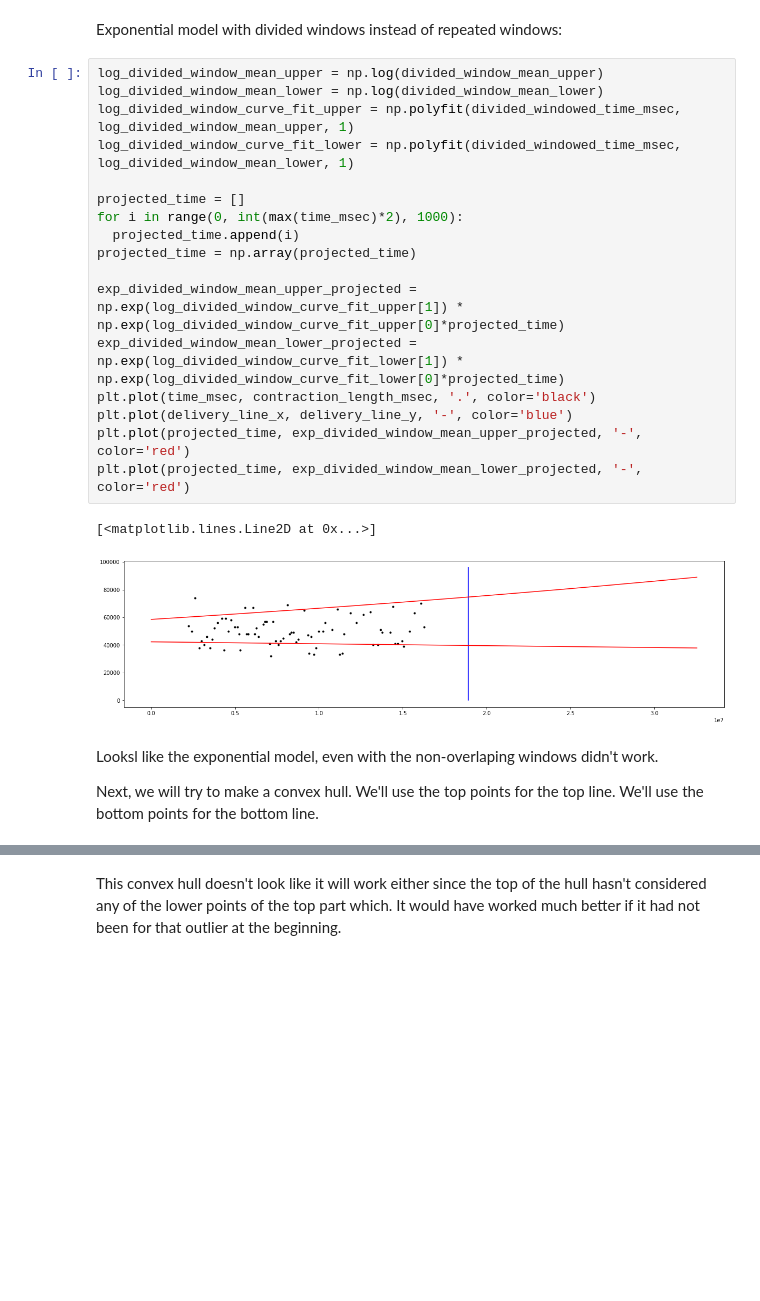
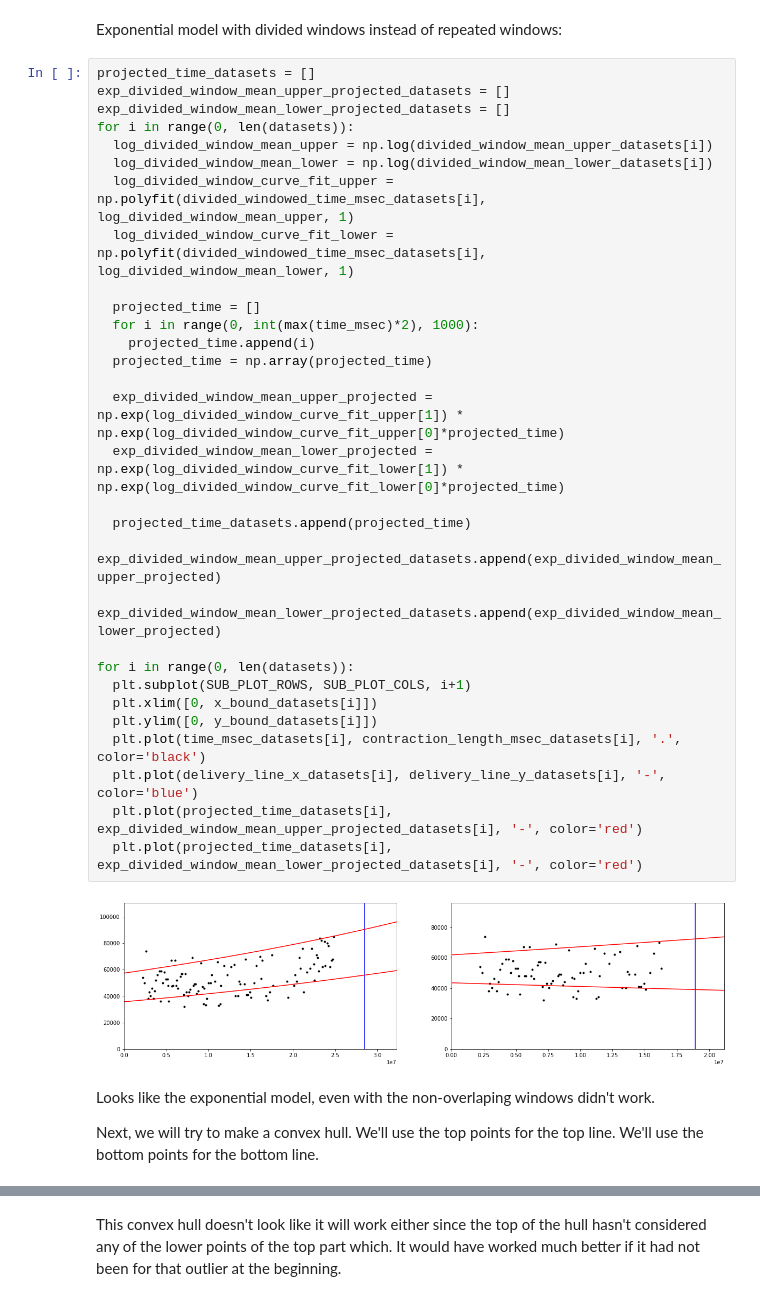
Before and after one commit to josephmate/PredictBabyDelivery, a Jupyter notebook: analysis.ipynb, the cells around one changed output, grey strips where cells are left out. Cells and saved outputs as stored; diff of their text form; blank space fills up the shorter version.

Commit message:
display multiple datasets using subplots

```diff
--- a/analysis.ipynb
+++ b/analysis.ipynb
@@ -183,27 +215,39 @@ plt.ylim([0, max(contraction_length_msec)*1.2])
 # %% [markdown]
 Exponential model with divided windows instead of repeated windows:
 # %%
-log_divided_window_mean_upper = np.log(divided_window_mean_upper)
-log_divided_window_mean_lower = np.log(divided_window_mean_lower)
-log_divided_window_curve_fit_upper = np.polyfit(divided_windowed_time_msec, log_divided_window_mean_upper, 1)
-log_divided_window_curve_fit_lower = np.polyfit(divided_windowed_time_msec, log_divided_window_mean_lower, 1)
+projected_time_datasets = []
+exp_divided_window_mean_upper_projected_datasets = []
+exp_divided_window_mean_lower_projected_datasets = []
+for i in range(0, len(datasets)):
+  log_divided_window_mean_upper = np.log(divided_window_mean_upper_datasets[i])
+  log_divided_window_mean_lower = np.log(divided_window_mean_lower_datasets[i])
+  log_divided_window_curve_fit_upper = np.polyfit(divided_windowed_time_msec_datasets[i], log_divided_window_mean_upper, 1)
+  log_divided_window_curve_fit_lower = np.polyfit(divided_windowed_time_msec_datasets[i], log_divided_window_mean_lower, 1)
 
-projected_time = []
-for i in range(0, int(max(time_msec)*2), 1000):
-  projected_time.append(i)
-projected_time = np.array(projected_time)
+  projected_time = []
+  for i in range(0, int(max(time_msec)*2), 1000):
+    projected_time.append(i)
+  projected_time = np.array(projected_time)
 
-exp_divided_window_mean_upper_projected = np.exp(log_divided_window_curve_fit_upper[1]) * np.exp(log_divided_window_curve_fit_upper[0]*projected_time)
-exp_divided_window_mean_lower_projected = np.exp(log_divided_window_curve_fit_lower[1]) * np.exp(log_divided_window_curve_fit_lower[0]*projected_time)
-plt.plot(time_msec, contraction_length_msec, '.', color='black')
-plt.plot(delivery_line_x, delivery_line_y, '-', color='blue')
-plt.plot(projected_time, exp_divided_window_mean_upper_projected, '-', color='red')
-plt.plot(projected_time, exp_divided_window_mean_lower_projected, '-', color='red')
+  exp_divided_window_mean_upper_projected = np.exp(log_divided_window_curve_fit_upper[1]) * np.exp(log_divided_window_curve_fit_upper[0]*projected_time)
+  exp_divided_window_mean_lower_projected = np.exp(log_divided_window_curve_fit_lower[1]) * np.exp(log_divided_window_curve_fit_lower[0]*projected_time)
+
+  projected_time_datasets.append(projected_time)
+  exp_divided_window_mean_upper_projected_datasets.append(exp_divided_window_mean_upper_projected)
+  exp_divided_window_mean_lower_projected_datasets.append(exp_divided_window_mean_lower_projected)
+
+for i in range(0, len(datasets)):
+  plt.subplot(SUB_PLOT_ROWS, SUB_PLOT_COLS, i+1)
+  plt.xlim([0, x_bound_datasets[i]])
+  plt.ylim([0, y_bound_datasets[i]])
+  plt.plot(time_msec_datasets[i], contraction_length_msec_datasets[i], '.', color='black')
+  plt.plot(delivery_line_x_datasets[i], delivery_line_y_datasets[i], '-', color='blue')
+  plt.plot(projected_time_datasets[i], exp_divided_window_mean_upper_projected_datasets[i], '-', color='red')
+  plt.plot(projected_time_datasets[i], exp_divided_window_mean_lower_projected_datasets[i], '-', color='red')
 # %% [output]
-[<matplotlib.lines.Line2D at 0x...>]
-[figure, old version]
+[figure, new version]
 # %% [markdown]
-Looksl like the exponential model, even with the non-overlaping windows didn't work.
+Looks like the exponential model, even with the non-overlaping windows didn't work.
 
 Next, we will try to make a convex hull.
 We'll use the top points for the top line.
```
Also changed, not shown: parts of 4 cells of this notebook.
